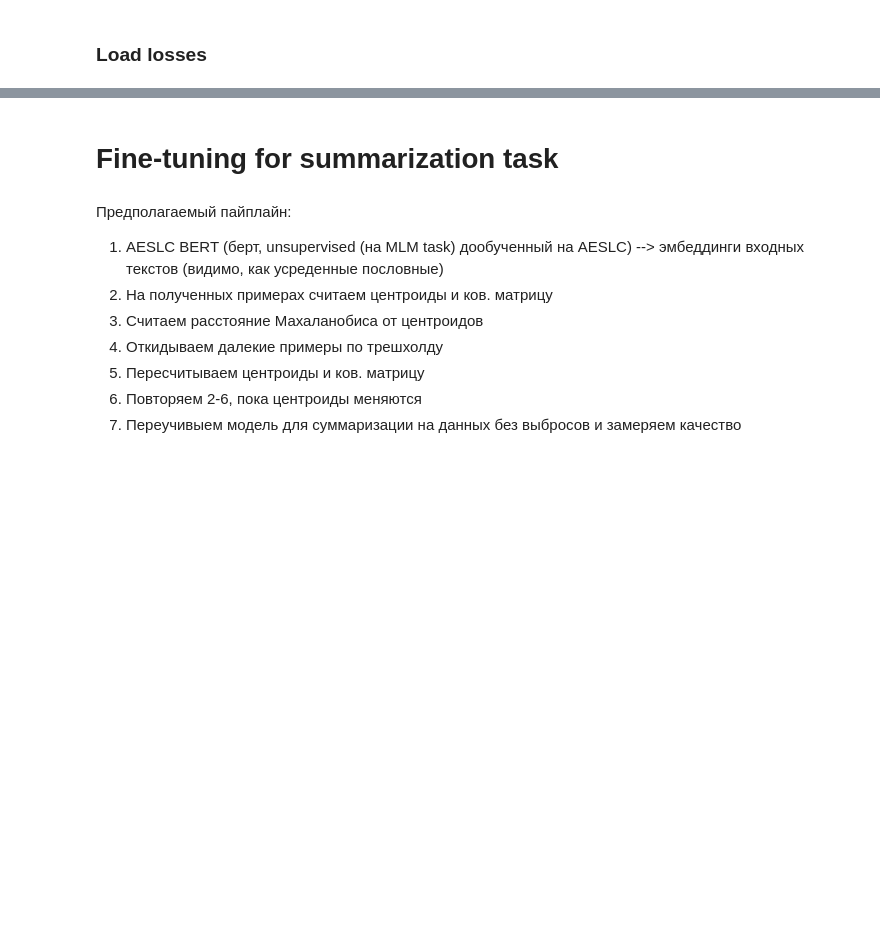
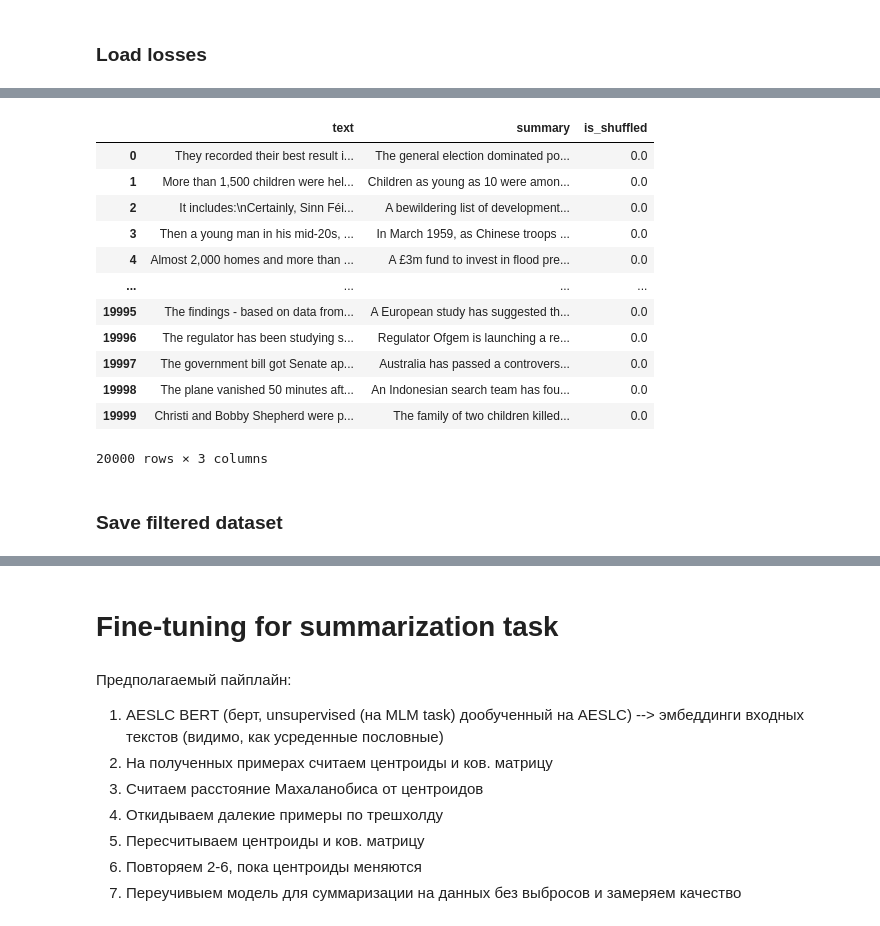
Before and after one commit to vladimirKarlov01/noise-in-abs-sum, a Jupyter notebook: noise-in-abs-sum.ipynb, the cells around one changed output, grey strips where cells are left out. Saved outputs shown, nothing was run; the diff lists cells and outputs as text; code cells hidden in the pictures; blank space fills up the shorter version.

```diff
--- a/noise-in-abs-sum.ipynb
+++ b/noise-in-abs-sum.ipynb
@@ -816,0 +890,18 @@ losses = torch.load(f"losses/{dataset_name}_losses.pt")
+# %%
+df
+# %% [output]
+|  | text | summary | is_shuffled |
+| 0 | They recorded their best result i... | The general election dominated po... | 0.0 |
+| 1 | More than 1,500 children were hel... | Children as young as 10 were amon... | 0.0 |
+| 2 | It includes:\nCertainly, Sinn Féi... | A bewildering list of development... | 0.0 |
+| 3 | Then a young man in his mid-20s, ... | In March 1959, as Chinese troops ... | 0.0 |
+| 4 | Almost 2,000 homes and more than ... | A £3m fund to invest in flood pre... | 0.0 |
+| ... | ... | ... | ... |
+| 19995 | The findings - based on data from... | A European study has suggested th... | 0.0 |
+| 19996 | The regulator has been studying s... | Regulator Ofgem is launching a re... | 0.0 |
+| 19997 | The government bill got Senate ap... | Australia has passed a controvers... | 0.0 |
+| 19998 | The plane vanished 50 minutes aft... | An Indonesian search team has fou... | 0.0 |
+| 19999 | Christi and Bobby Shepherd were p... | The family of two children killed... | 0.0 |
+20000 rows × 3 columns
+# %% [markdown]
+### Save filtered dataset
```
Also changed, not shown: parts of 60 cells of this notebook, 6 other files.
